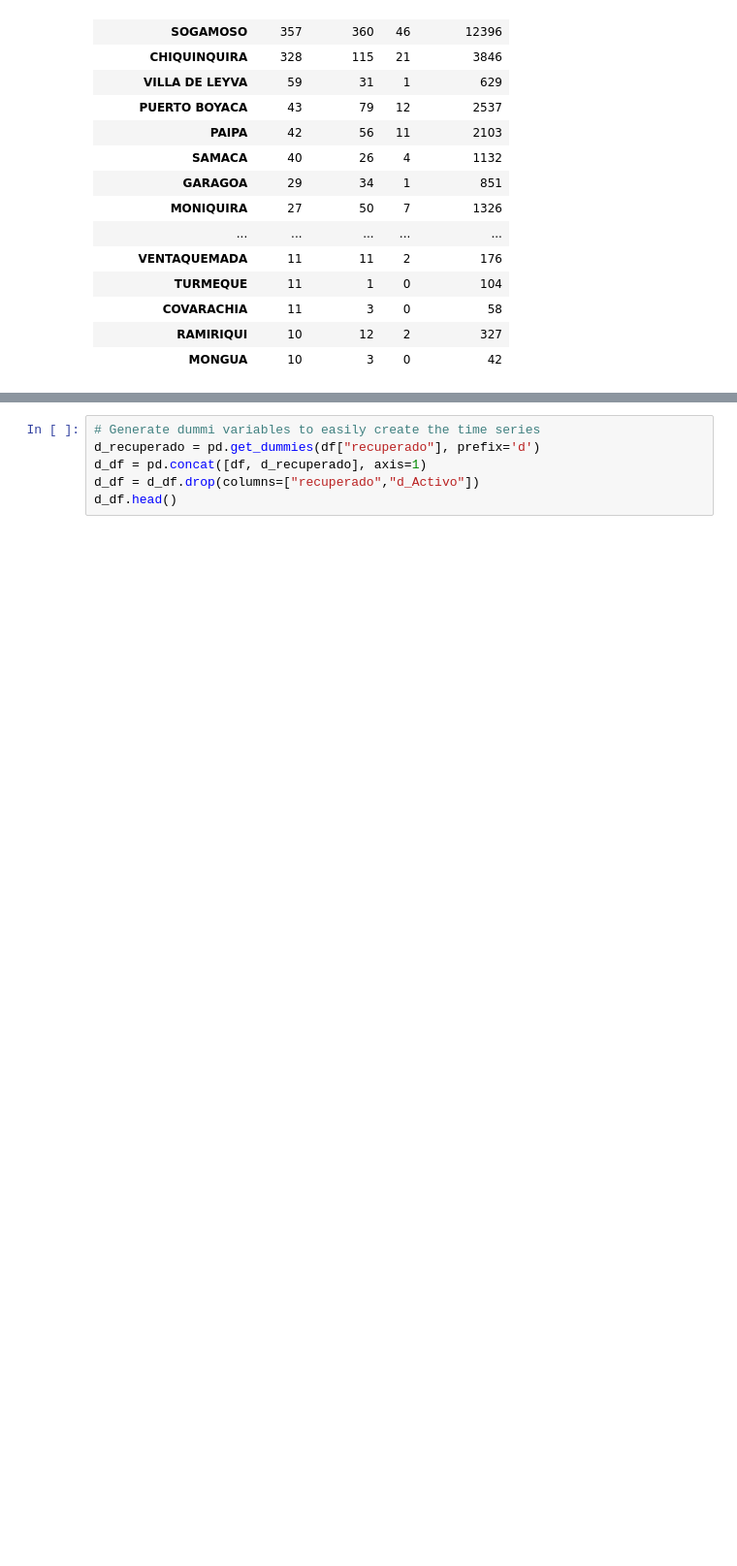
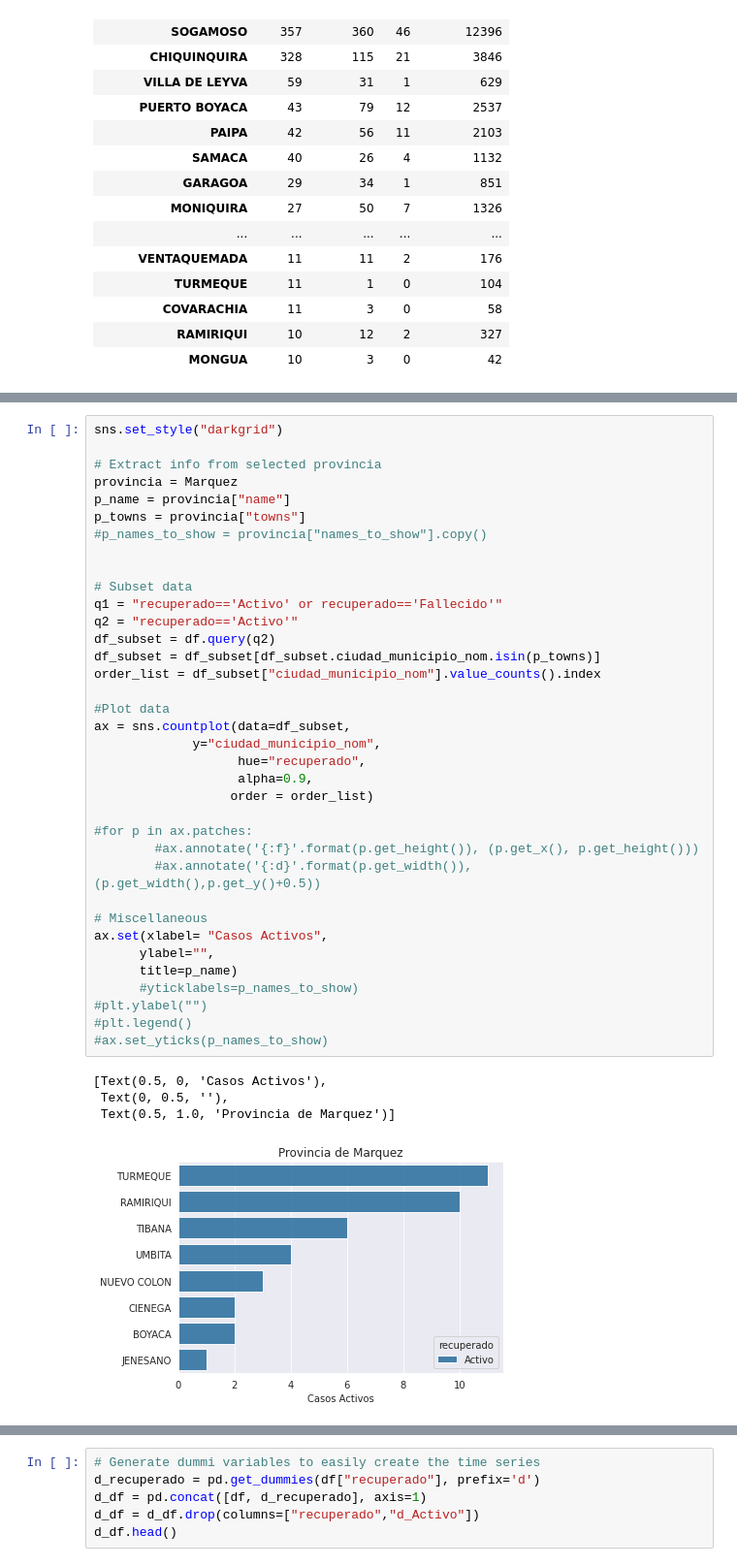
Before and after one commit to JC-AlfonsoR/covid_data_col, a Jupyter notebook: graphics.ipynb, the cells around one changed output, grey strips where cells are left out. Shown at 97% size. Saved outputs shown, nothing was run; the diff lists cells and outputs as text; blank space fills up the shorter version.

```diff
--- a/graphics.ipynb
+++ b/graphics.ipynb
@@ -167,0 +238,41 @@ resumen.astype(int).head(20)
+# %%
+sns.set_style("darkgrid")
+
+# Extract info from selected provincia
+provincia = Marquez
+p_name = provincia["name"]
+p_towns = provincia["towns"]
+#p_names_to_show = provincia["names_to_show"].copy()
+
+
+# Subset data
+q1 = "recuperado=='Activo' or recuperado=='Fallecido'"
+q2 = "recuperado=='Activo'"
+df_subset = df.query(q2)
+df_subset = df_subset[df_subset.ciudad_municipio_nom.isin(p_towns)]
+order_list = df_subset["ciudad_municipio_nom"].value_counts().index
+
+#Plot data
+ax = sns.countplot(data=df_subset,
+             y="ciudad_municipio_nom",
+                   hue="recuperado",
+                   alpha=0.9,
+                  order = order_list)
+
+#for p in ax.patches:
+        #ax.annotate('{:f}'.format(p.get_height()), (p.get_x(), p.get_height()))
+        #ax.annotate('{:d}'.format(p.get_width()), (p.get_width(),p.get_y()+0.5))
+
+# Miscellaneous
+ax.set(xlabel= "Casos Activos",
+      ylabel="",
+      title=p_name)
+      #yticklabels=p_names_to_show)
+#plt.ylabel("")
+#plt.legend()
+#ax.set_yticks(p_names_to_show)
+# %% [output]
+[Text(0.5, 0, 'Casos Activos'),
+ Text(0, 0.5, ''),
+ Text(0.5, 1.0, 'Provincia de Marquez')]
+[figure, added]
```
Also changed, not shown: parts of 9 cells of this notebook.
